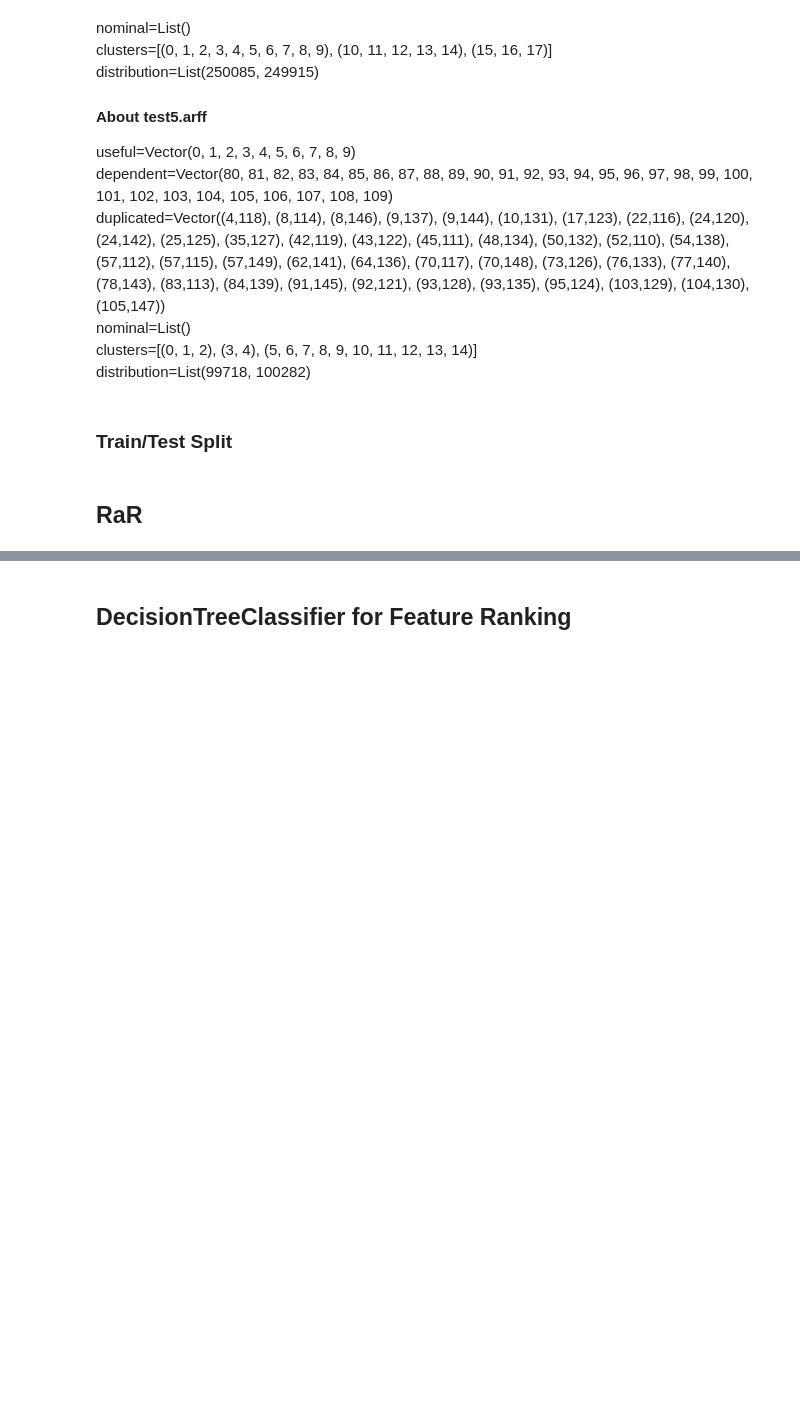
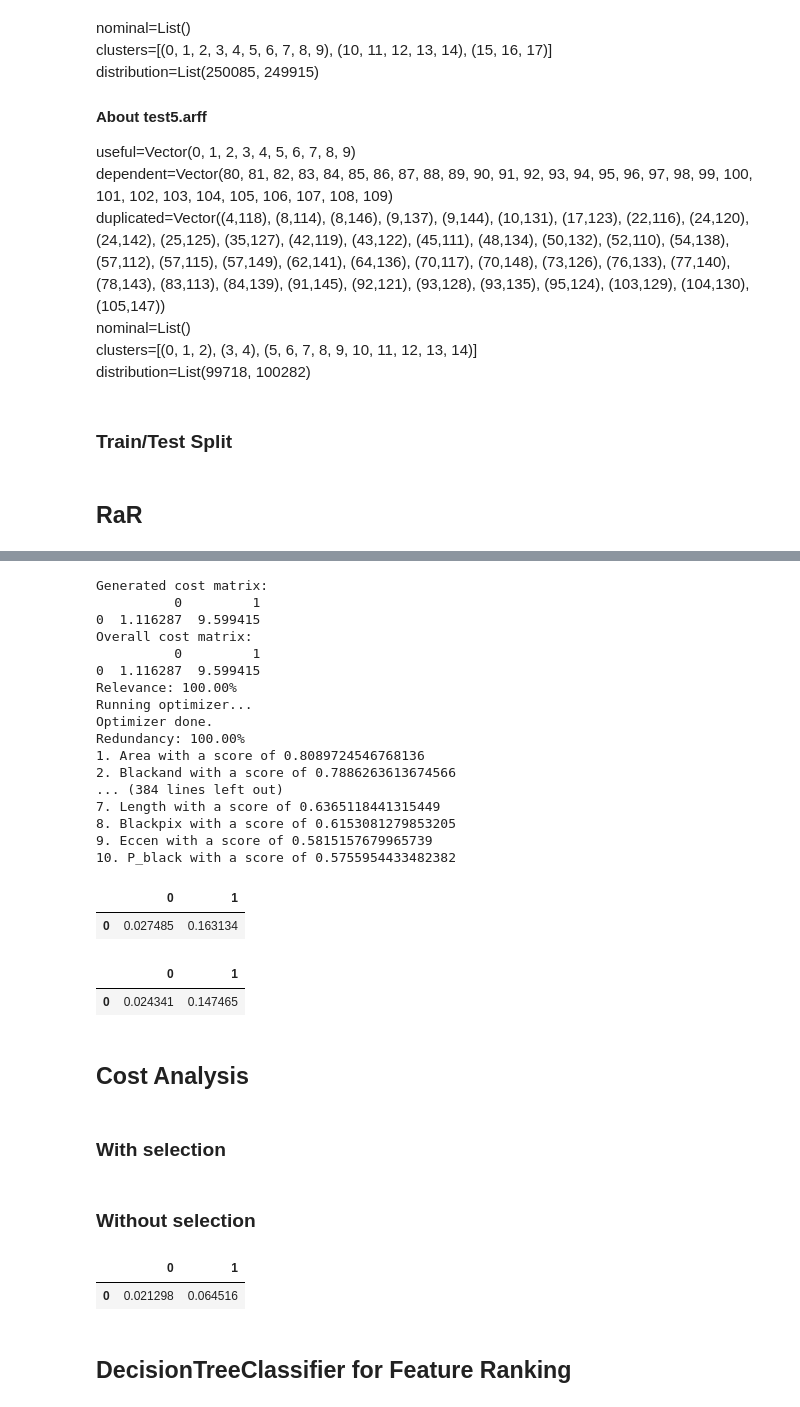
Before and after one commit to KDD-OpenSource/wRaR, a Jupyter notebook: examples/EstimateCost.ipynb, the cells around one changed output, grey strips where cells are left out. Cells and saved outputs as stored; diff of their text form; code cells hidden in the pictures; blank space fills up the shorter version.

```diff
--- a/examples/EstimateCost.ipynb
+++ b/examples/EstimateCost.ipynb
@@ -99,0 +122,43 @@ Redundancy: 46.47%
+# %%
+avg_frames2 = 0
+for i in range(20):
+    rar_data = pd.concat([X_train, y_train], axis=1)
+    # RaR uses columns with string label only
+    rar_data.rename(columns=lambda c: str(c), inplace=True)
+    target = str(target)
+    rar_compensate = csrar.rar.RaR(rar_data)
+    rar_compensate.run(target, k=5, runs=100, split_iterations=10, compensate_imbalance=True)
+    error_frame2 = eval_rar_ranking(rar_compensate.feature_ranking, k=4)
+    avg_frames2 += error_frame2
+avg_frames2 /= 20
+avg_frames2
+# %% [output]
+Generated cost matrix:
+          0         1
+0  1.116287  9.599415
+Overall cost matrix:
+          0         1
+0  1.116287  9.599415
+Relevance: 100.00%
+Running optimizer...
+Optimizer done.
+Redundancy: 100.00%
+1. Area with a score of 0.8089724546768136
+2. Blackand with a score of 0.7886263613674566
+... (384 lines left out)
+7. Length with a score of 0.6365118441315449
+8. Blackpix with a score of 0.6153081279853205
+9. Eccen with a score of 0.5815157679965739
+10. P_black with a score of 0.5755954433482382
+|  | 0 | 1 |
+| 0 | 0.027485 | 0.163134 |
+# %%
+error_frame2 = eval_rar_ranking(rar_compensate.feature_ranking, k=4)
+error_frame2
+# %% [output]
+|  | 0 | 1 |
+| 0 | 0.024341 | 0.147465 |
+# %% [markdown]
+## Cost Analysis
+# %% [markdown]
+### With selection
@@ -99,0 +190,2 @@ Redundancy: 46.47%
+# %% [markdown]
+### Without selection
@@ -99,0 +198,17 @@ Redundancy: 46.47%
+# %%
+clf = ExtraTreesClassifier(n_jobs=-1)
+clf.fit(X_res, y_res)
+
+y_predict = clf.predict(X_test)
+error_rates = dict([(value, {'sum': 0, 'errors': 0}) for value in np.unique(data['Class'])])
+for real, predicted in zip(y_test, y_predict):
+    if real != predicted:
+        error_rates[real]['errors'] += 1
+    error_rates[real]['sum'] += 1
+error_frame = pd.DataFrame(index=[0], columns=np.unique(data['Class']))
+for value, rates in error_rates.items():
+    error_frame[value] = [rates['errors'] / (rates['sum'])]
+error_frame
+# %% [output]
+|  | 0 | 1 |
+| 0 | 0.021298 | 0.064516 |
```
Also changed, not shown: parts of 19 cells of this notebook, 4 other files.
